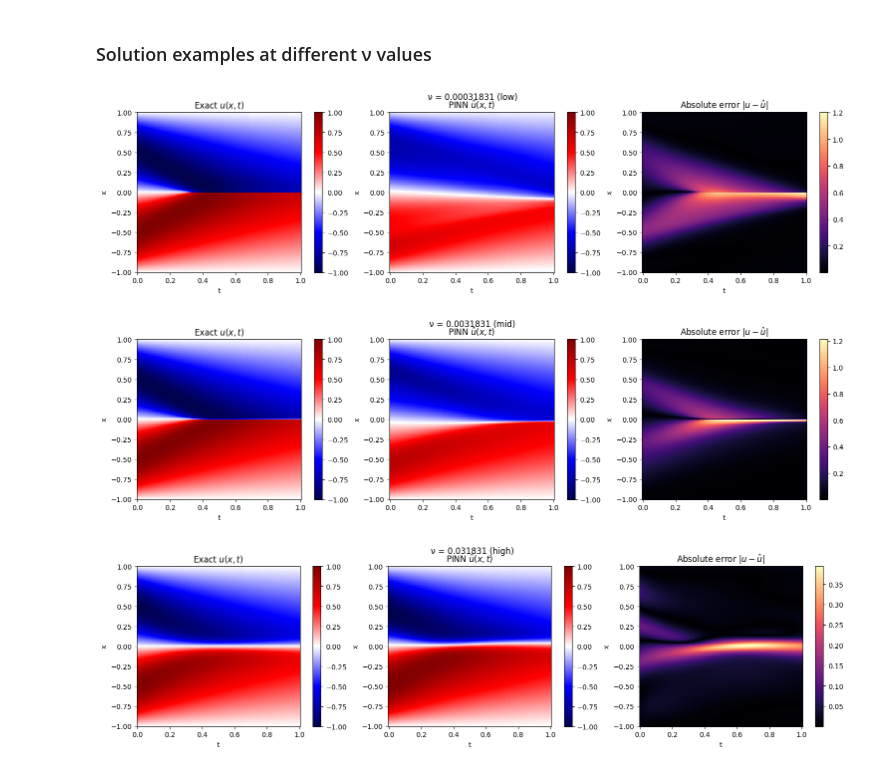
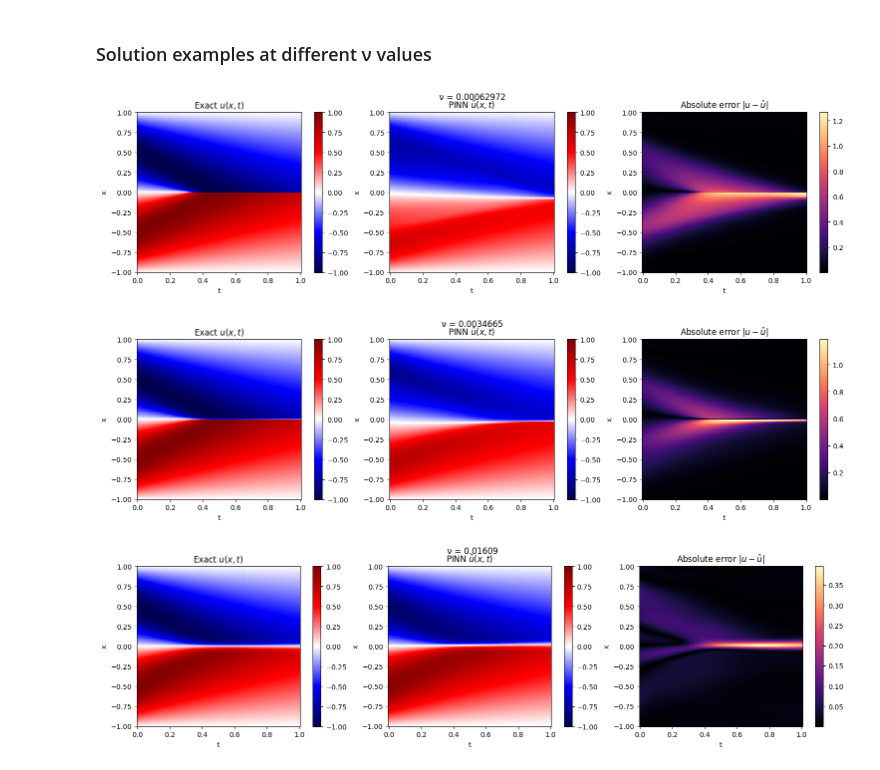
Before and after one commit to Sr-santi/PINN-burgers-eq, a Jupyter notebook: PINN_model_lightning.ipynb, the cells around one changed output. Drawn from its saved outputs; the diff is of its cells as text; code cells hidden in the pictures.

Commit message:
fix: plot titles and v values
Signed-off-by: Sr-santi <santiriosolaya@gmail.com>

```diff
--- a/PINN_model_lightning.ipynb
+++ b/PINN_model_lightning.ipynb
@@ -214,15 +214,17 @@ Mean abs error   : 1.811e-03
 # %% [markdown]
 ### Solution panels (exact vs PINN vs error)
 # %%
-def plot_solution_panels(u_pred, u_true):
+def plot_solution_panels(u_pred, u_true, nu: float | None = None):
     fig, axes = plt.subplots(1, 3, figsize=(15, 4), constrained_layout=True)
     vmin, vmax = -1, 1
+    if nu is not None:
+        title = fr"$\nu={nu:.5g}$"
     for ax, data, title in zip(
         axes,
         [u_true, u_pred, np.abs(u_pred - u_true)],
-        ["Exact $u(x,t)$", r"PINN $\hat u(x,t)$", "Absolute error $|u - \hat u|$"],
+        ["Exact $u(x,t)$", r"PINN $\hat u(x,t)$", r"Absolute error $|u - \hat u|$"],
     ):
-        if "error" in title:
+        if "error" in title.lower():
             cax = ax.pcolormesh(T_GRID, X_GRID, data, cmap="magma", shading="auto")
         else:
             cax = ax.pcolormesh(T_GRID, X_GRID, data, cmap="seismic",
@@ -382,23 +384,32 @@ Min/Max L2 error: 9.535e-02 / 4.851e-01
 # %% [markdown]
 ### Solution examples at different ν values
 # %%
-def panels_for_nu(nu_pick: float, title_suffix: str = ""):
+def panels_for_nu(nu_pick: float, *, case_note: str) -> None:
+    """Plot exact vs PINN at viscosity ν. case_note should explain where this ν lies in the trained range."""
     u_star = burgers_exact(X_GRID, T_GRID, nu=nu_pick)
     u_hat = predict_on_grid(model_p2_lbfgs.pinn, X_GRID, T_GRID, nu_pick)
-    fig = plot_solution_panels(u_hat, u_star)
-    fig.suptitle(f"ν = {nu_pick:.5g}" + title_suffix, y=1.02)
-    return fig
+    fig = plot_solution_panels(u_hat, u_star, nu=nu_pick)
+    fig.suptitle(f"\u03bd = {nu_pick:.5g}", y=1.02)
+    plt.show()
 
-# Low / mid / high nu
-fig1 = panels_for_nu(cfg.nu_min_param, " (low)")
-plt.show()
+nu_lo = float(NU_SCAN[4])
+nu_mid = float(NU_SCAN[len(NU_SCAN)//2])
+nu_hi = float(NU_SCAN[-5])
 
-fig2 = panels_for_nu(np.sqrt(cfg.nu_min_param * cfg.nu_max_param), " (mid)")
-plt.show()
 
-fig3 = panels_for_nu(cfg.nu_max_param, " (high)")
-plt.show()
+panels_for_nu(
+    nu_lo,
+    case_note="Smallest ν in the range — weakest diffusion / sharpest shock structure",
+)
+panels_for_nu(
+    nu_mid,
+    case_note="Geometric mean of the range — intermediate diffusion",
+)
+panels_for_nu(
+    nu_hi,
+    case_note="Largest ν in the range — strongest diffusion / smoother gradients",
+)
 # %% [output]
-[figure, old version]
+[figure, new version]
-[figure, old version]
+[figure, new version]
-[figure, old version]
+[figure, new version]
```
Also changed, not shown: parts of 4 cells of this notebook.
